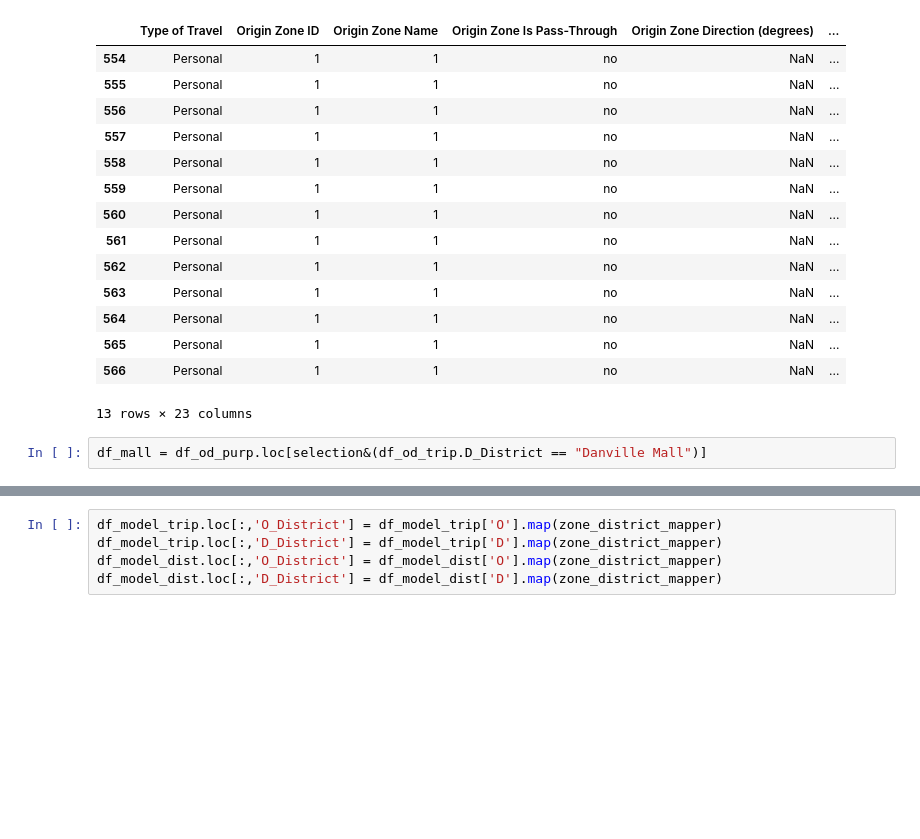
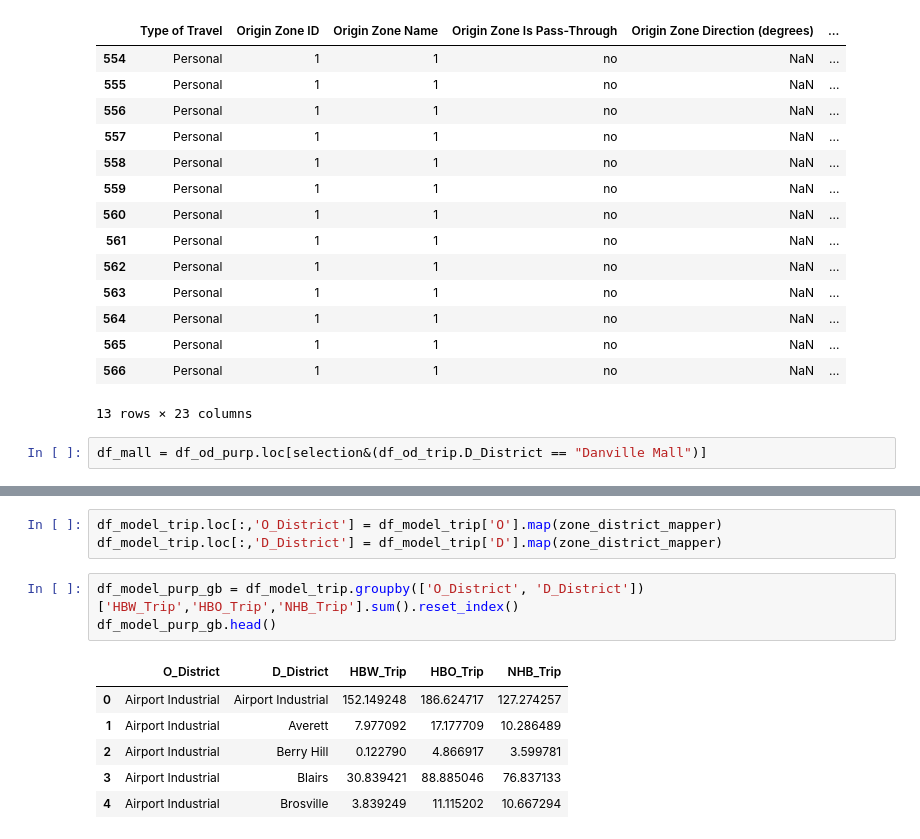
Before and after one commit to xys234/Work, a Jupyter notebook: notebooks/2018_09_11_Analyze_Streetlight_Data_for_Danville.ipynb, the cells around one changed output, grey strips where cells are left out. Drawn from its saved outputs; the diff is of its cells as text; blank space fills up the shorter version.

```diff
--- a/notebooks/2018_09_11_Analyze_Streetlight_Data_for_Danville.ipynb
+++ b/notebooks/2018_09_11_Analyze_Streetlight_Data_for_Danville.ipynb
@@ -162,5 +173,13 @@ df_model_dist = pd.read_csv(FILE_MODEL_DIST)
 # %%
 df_model_trip.loc[:,'O_District'] = df_model_trip['O'].map(zone_district_mapper)
 df_model_trip.loc[:,'D_District'] = df_model_trip['D'].map(zone_district_mapper)
-df_model_dist.loc[:,'O_District'] = df_model_dist['O'].map(zone_district_mapper)
-df_model_dist.loc[:,'D_District'] = df_model_dist['D'].map(zone_district_mapper)
+# %%
+df_model_purp_gb = df_model_trip.groupby(['O_District', 'D_District'])['HBW_Trip','HBO_Trip','NHB_Trip'].sum().reset_index()
+df_model_purp_gb.head()
+# %% [output]
+|  | O_District | D_District | HBW_Trip | HBO_Trip | NHB_Trip |
+| 0 | Airport Industrial | Airport Industrial | 152.149248 | 186.624717 | 127.274257 |
+| 1 | Airport Industrial | Averett | 7.977092 | 17.177709 | 10.286489 |
+| 2 | Airport Industrial | Berry Hill | 0.122790 | 4.866917 | 3.599781 |
+| 3 | Airport Industrial | Blairs | 30.839421 | 88.885046 | 76.837133 |
+| 4 | Airport Industrial | Brosville | 3.839249 | 11.115202 | 10.667294 |
```
Also changed, not shown: parts of 22 cells of this notebook, 6 other files.
